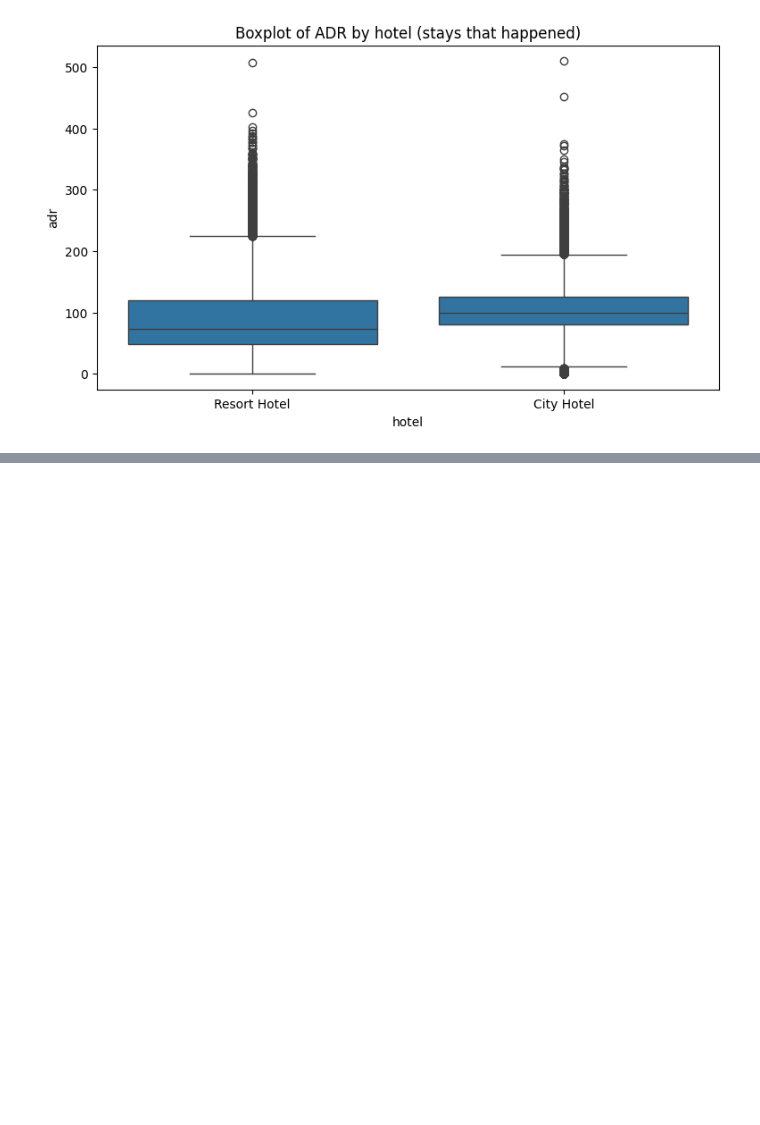
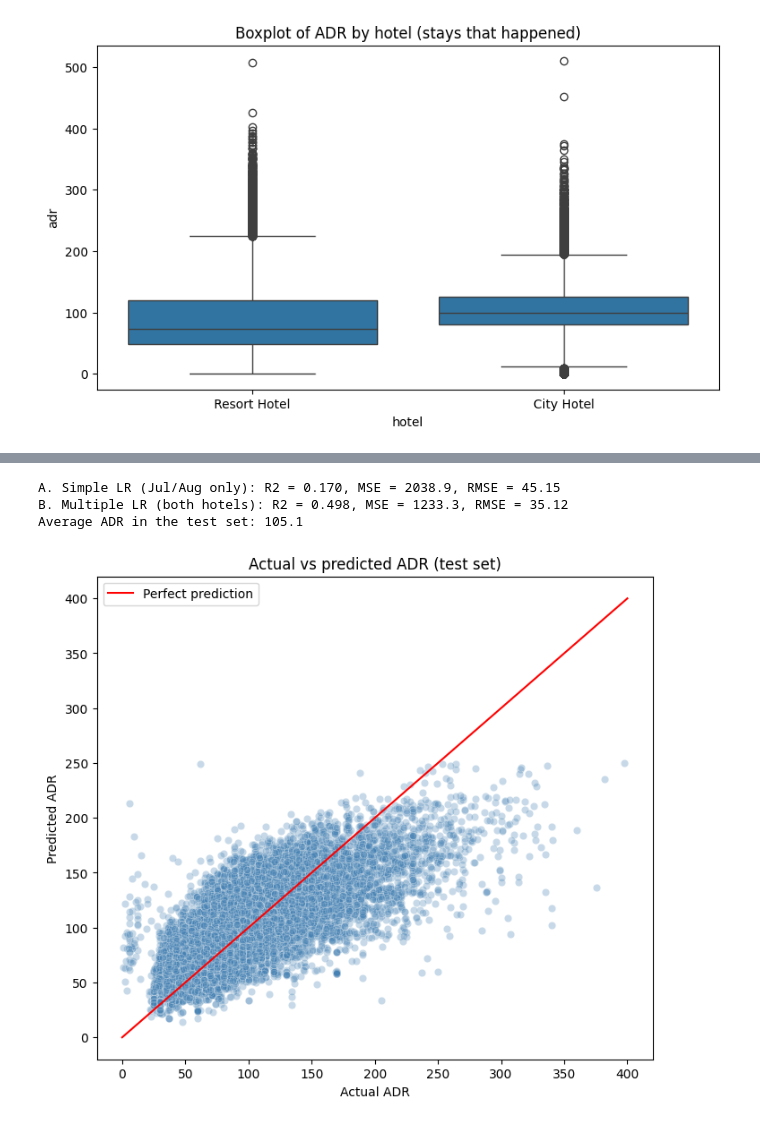
Before and after one commit to atticusptp-cloud/CAPSTONE, a Jupyter notebook: capstone_analysis.ipynb, the cells around one changed output, grey strips where cells are left out. Cells and saved outputs as stored; diff of their text form; code cells hidden in the pictures; blank space fills up the shorter version.

```diff
--- a/capstone_analysis.ipynb
+++ b/capstone_analysis.ipynb
@@ -827,0 +891,11 @@ plt.show()
+# %%
+from sklearn.model_selection import train_test_split
+from sklearn.linear_model import LinearRegression
+from sklearn.metrics import r2_score as r2, mean_squared_error as mse
+
+x = model_df[features]
+y = model_df["adr"]
+
+X_train, X_test, Y_train, Y_test = train_test_split(x, y, test_size=0.25, random_state=42)
+print("Training rows:", len(X_train))
+print("Testing rows: ", len(X_test))
@@ -827,0 +905,6 @@ plt.show()
+# %%
+simple_lr = LinearRegression()
+simple_lr.fit(X_train[["is_jul_aug"]], Y_train)
+simple_pred = simple_lr.predict(X_test[["is_jul_aug"]])
+print("Simple model R2:  ", round(r2(Y_test, simple_pred), 3))
+print("Simple model RMSE:", round(mse(Y_test, simple_pred) ** 0.5, 2))
@@ -827,0 +914,11 @@ plt.show()
+# %%
+lr = LinearRegression()
+lr.fit(X_train, Y_train)
+Y_predicted = lr.predict(X_test)
+
+# Comparing actual and predicted ADR side by side
+ADRCompare = pd.DataFrame()
+ADRCompare["Actual ADR"] = Y_test
+ADRCompare["Predicted ADR"] = Y_predicted
+ADRCompare["Difference"] = ADRCompare["Actual ADR"] - ADRCompare["Predicted ADR"]
+round(ADRCompare.head(10), 2)
@@ -827,0 +937,31 @@ plt.show()
+# %%
+results = []
+
+
+def evaluate(name, actual, predicted):
+    """Calculates R2, MSE and RMSE, prints them and stores them in the results list."""
+    r2_value = r2(actual, predicted)
+    mse_value = mse(actual, predicted)
+    rmse_value = mse_value ** 0.5
+    results.append({"model": name, "R2": round(r2_value, 3), "MSE": round(mse_value, 1), "RMSE": round(rmse_value, 2)})
+    print(f"{name}: R2 = {r2_value:.3f}, MSE = {mse_value:.1f}, RMSE = {rmse_value:.2f}")
+
+
+evaluate("A. Simple LR (Jul/Aug only)", Y_test, simple_pred)
+evaluate("B. Multiple LR (both hotels)", Y_test, Y_predicted)
+print("Average ADR in the test set:", round(Y_test.mean(), 2))
+# %% [output]
+A. Simple LR (Jul/Aug only): R2 = 0.170, MSE = 2038.9, RMSE = 45.15
+B. Multiple LR (both hotels): R2 = 0.498, MSE = 1233.3, RMSE = 35.12
+Average ADR in the test set: 105.1
+# %%
+plt.figure(figsize=(8, 7))
+sns.scatterplot(x=Y_test, y=Y_predicted, alpha=0.3, color="steelblue")
+plt.plot([0, 400], [0, 400], color="red", label="Perfect prediction")
+plt.title("Actual vs predicted ADR (test set)")
+plt.xlabel("Actual ADR")
+plt.ylabel("Predicted ADR")
+plt.legend()
+plt.show()
+# %% [output]
+[figure, added]
```
Also changed, not shown: parts of 13 cells of this notebook.
